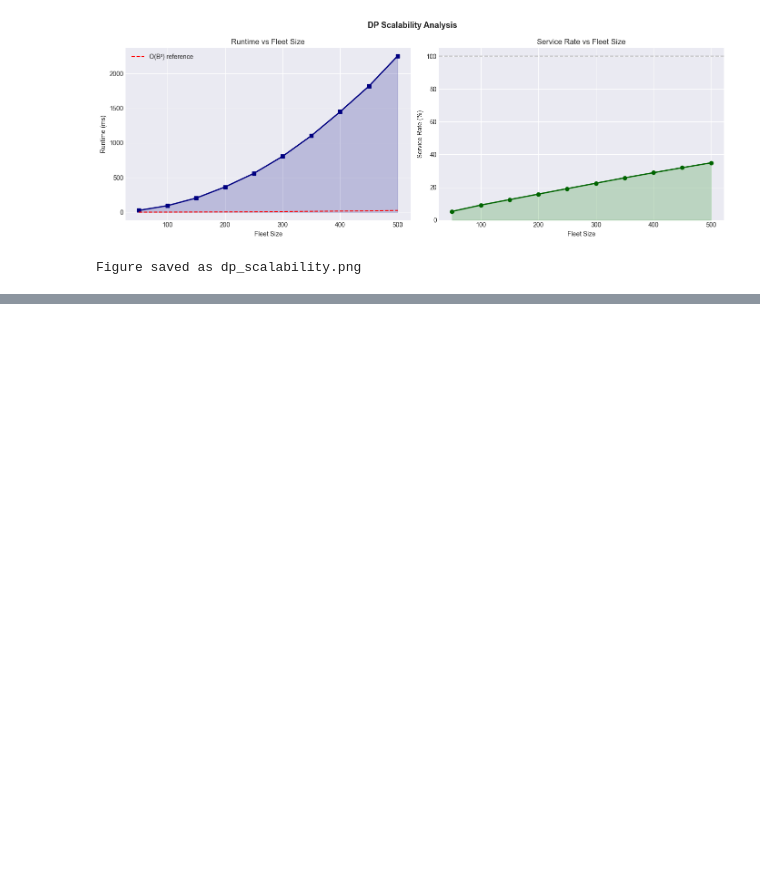
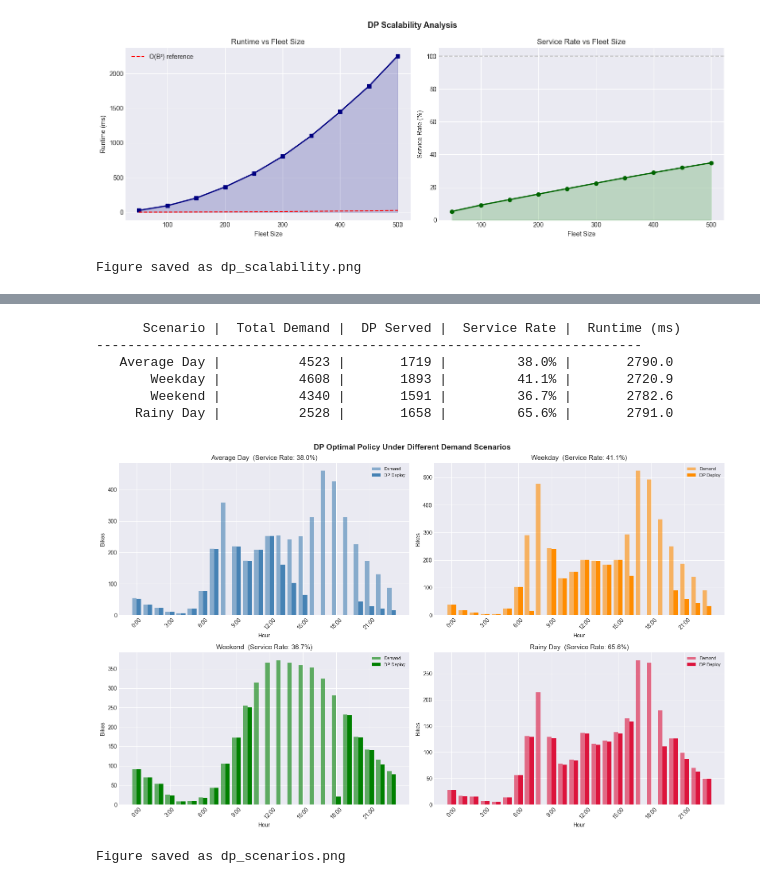
Before and after one commit to Modeesha-Kalani/IT-5082-OptimizationMethods, a Jupyter notebook: notebooks/MS25952070/dynamic_programming.ipynb, the cells around one changed output, grey strips where cells are left out. Cells and saved outputs as stored; diff of their text form; code cells hidden in the pictures; blank space fills up the shorter version.

Commit message:
scenario analysis

```diff
--- a/notebooks/MS25952070/dynamic_programming.ipynb
+++ b/notebooks/MS25952070/dynamic_programming.ipynb
@@ -663,0 +672,71 @@ Figure saved as dp_scalability.png
+# %%
+# Build scenario demand profiles
+weekday_demand = np.round(
+    hour_data[hour_data["workingday"] == 1].groupby("hr")["cnt"].mean().values
+).astype(int)
+
+weekend_demand = np.round(
+    hour_data[hour_data["workingday"] == 0].groupby("hr")["cnt"].mean().values
+).astype(int)
+
+rainy_demand = np.round(
+    hour_data[hour_data["weathersit"] >= 3].groupby("hr")["cnt"].mean().values
+).astype(int)
+# Pad if rainy has fewer than 24 hours
+if len(rainy_demand) < 24:
+    rainy_demand = np.pad(rainy_demand, (0, 24 - len(rainy_demand)))
+
+scenarios = {
+    "Average Day" : demand_int,
+    "Weekday"     : weekday_demand,
+    "Weekend"     : weekend_demand,
+    "Rainy Day"   : rainy_demand,
+}
+
+print(f"{'Scenario':>14} | {'Total Demand':>13} | {'DP Served':>10} | {'Service Rate':>13} | {'Runtime (ms)':>13}")
+print("-" * 70)
+
+scenario_results = {}
+for name, dem in scenarios.items():
+    # Recompute return rates for this scenario's demand profile
+    d_mn = dem.min() if dem.min() != dem.max() else 0
+    d_mx = dem.max() if dem.max() != 0 else 1
+    rr = R_MIN + (R_MAX - R_MIN) * (1 - (dem - d_mn) / (d_mx - d_mn + 1e-9))
+    t0 = time.perf_counter()
+    v, pol, _ = dp_bottom_up(fleet_size, dem, rr)
+    t_ms = (time.perf_counter() - t0) * 1000
+    sr = 100 * v / max(dem.sum(), 1)
+    scenario_results[name] = {"demand": dem, "policy": pol, "served": v, "sr": sr}
+    print(f"  {name:>12} | {dem.sum():>13} | {v:>10} | {sr:>12.1f}% | {t_ms:>12.1f}")
+# %% [output]
+      Scenario |  Total Demand |  DP Served |  Service Rate |  Runtime (ms)
+----------------------------------------------------------------------
+   Average Day |          4523 |       1719 |         38.0% |       2790.0
+       Weekday |          4608 |       1893 |         41.1% |       2720.9
+       Weekend |          4340 |       1591 |         36.7% |       2782.6
+     Rainy Day |          2528 |       1658 |         65.6% |       2791.0
+# %%
+fig, axes = plt.subplots(2, 2, figsize=(16, 10))
+fig.suptitle('DP Optimal Policy Under Different Demand Scenarios', fontsize=14, fontweight='bold')
+
+colors = ['steelblue', 'darkorange', 'green', 'crimson']
+for idx, (name, res) in enumerate(scenario_results.items()):
+    ax = axes[idx // 2][idx % 2]
+    ax.bar(hours - 0.2, res['demand'], width=0.4, label='Demand',
+           color=colors[idx], alpha=0.6)
+    ax.bar(hours + 0.2, res['policy'], width=0.4, label='DP Deploy',
+           color=colors[idx], alpha=1.0)
+    ax.set_title(f"{name}  (Service Rate: {res['sr']:.1f}%)")
+    ax.set_xlabel('Hour')
+    ax.set_ylabel('Bikes')
+    ax.set_xticks(hours[::3])
+    ax.set_xticklabels([f"{h}:00" for h in hours[::3]], rotation=45)
+    ax.legend(fontsize=8)
+
+plt.tight_layout()
+plt.savefig('dp_scenarios.png', dpi=150, bbox_inches='tight')
+plt.show()
+print("Figure saved as dp_scenarios.png")
+# %% [output]
+[figure, added]
+Figure saved as dp_scenarios.png
```
Also changed, not shown: parts of 1 cell of this notebook, 1 other file.
